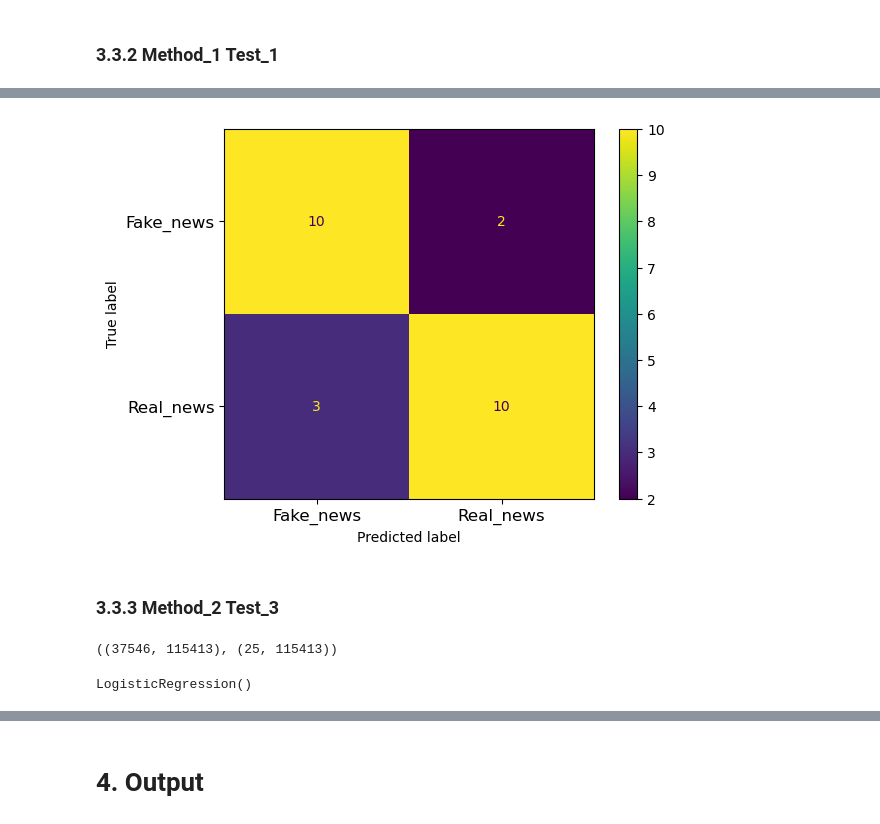
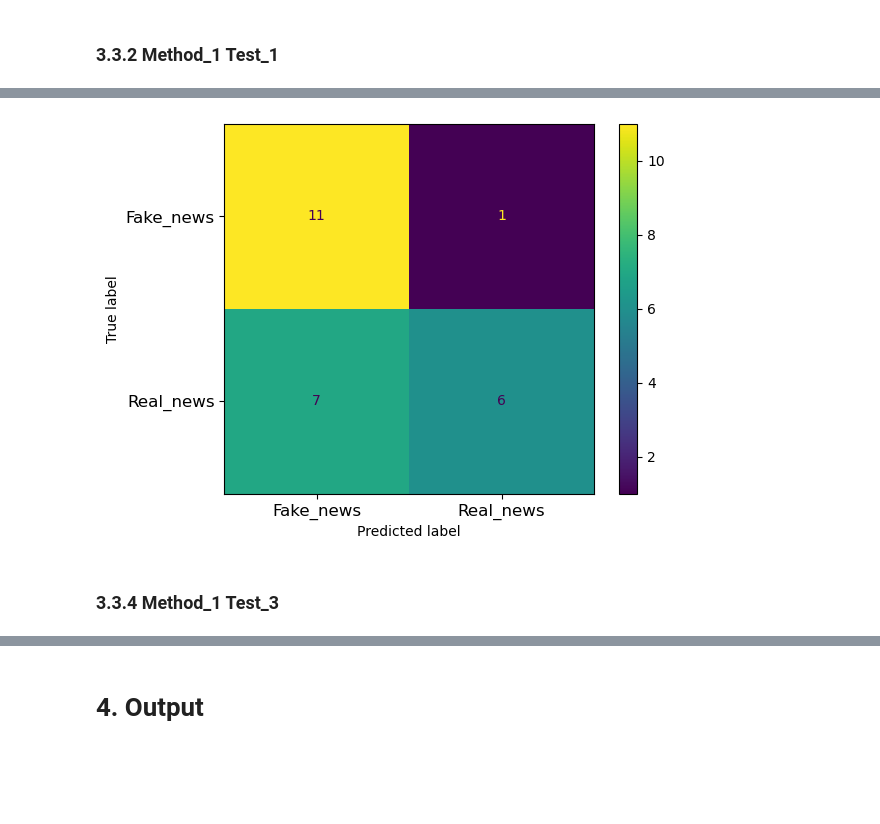
Before and after one commit to tsar1987/Capstone_Project_Three, a Jupyter notebook: Capstone_Three_Step_3_Data_Preprocessing_and_Modeling.ipynb, the cells around one changed output, grey strips where cells are left out. Cells and saved outputs as stored; diff of their text form; code cells hidden in the pictures; blank space fills up the shorter version.

```diff
--- a/Capstone_Three_Step_3_Data_Preprocessing_and_Modeling.ipynb
+++ b/Capstone_Three_Step_3_Data_Preprocessing_and_Modeling.ipynb
@@ -1210,10 +1203,7 @@ test['day'] = test['date'].dt.day
 ### 3.3.2 Method_1 Test_1
 # %%
 # assign X and y
-X_train = news[['char_count_text', 'word_count_text', 'avg_word_length_text', 'char_count_title',
-       'word_count_title', 'avg_word_length_title', 'year', 'day']]
-y_train = news.label
-
 X_test = test[['char_count_text', 'word_count_text', 'avg_word_length_text', 'char_count_title',
-       'word_count_title', 'avg_word_length_title', 'year', 'day']]
+       'word_count_title', 'avg_word_length_title', 'year', 'month', 'day', 'day_of_week', 'days_to_election']]
+X_test = pd.get_dummies(X_test)
 y_test = test.label
@@ -1226,0 +1210,10 @@ LogisticRegression(max_iter=1000)
+# %%
+for i in ['month_Jan', 'month_Apr', 'month_May', 'month_Jun', 'month_Jul', 'month_Aug', 'month_Sept',\
+'month_Oct', 'month_Nov', 'month_Dec', 'day_of_week_Saturday', 'day_of_week_Sunday', 'day_of_week_Tuesday']:
+    X_test[i] = False
+X_test = X_test[['char_count_text', 'word_count_text', 'avg_word_length_text', 'char_count_title', 'word_count_title',\
+                 'avg_word_length_title', 'year', 'day', 'days_to_election', 'month_Apr', 'month_Aug', 'month_Dec', 'month_Feb',\
+                 'month_Jan', 'month_Jul', 'month_Jun', 'month_Mar', 'month_May', 'month_Nov', 'month_Oct', 'month_Sept',\
+                 'day_of_week_Friday', 'day_of_week_Monday', 'day_of_week_Saturday', 'day_of_week_Sunday', 'day_of_week_Thursday',\
+                 'day_of_week_Tuesday', 'day_of_week_Wednesday']]
+X_test.head()
@@ -1257,9 +1260,0 @@ plt.show()
-# %%
-# assign X and y
-X_train = news[['char_count_text', 'word_count_text', 'avg_word_length_text', 'char_count_title',
-       'word_count_title', 'avg_word_length_title', 'year', 'day']]
-y_train = news.label
-
-X_test = test[['char_count_text', 'word_count_text', 'avg_word_length_text', 'char_count_title',
-       'word_count_title', 'avg_word_length_title', 'year', 'day']]
-y_test = test.label
@@ -1273,5 +1261,5 @@ RandomForestClassifier(random_state=42)
 # %%
-y_test_pred = rf_classifier.predict(X_test)
+y_test_pred = rf_classifier_1.predict(X_test)
 test_accuracy = metrics.accuracy_score(y_test, y_test_pred)
 test_recall = metrics.recall_score(y_test, y_test_pred, pos_label='real_news')
 test_precision = metrics.precision_score(y_test, y_test_pred, pos_label='real_news')
@@ -1286,15 +1274,15 @@ The test set recall score is 0.769
 # %%
-cm = metrics.confusion_matrix(y_test, y_test_pred, labels = rf_classifier.classes_)
+cm = metrics.confusion_matrix(y_test, y_test_pred, labels = rf_classifier_1.classes_)
 fig, ax = plt.subplots()
 display_cm = metrics.ConfusionMatrixDisplay(confusion_matrix = cm,
                                     display_labels = ['Fake_news', 'Real_news'])
 
 ax.set_xticks([0, 1])
 ax.set_yticks([0, 1])
 ax.set_xticklabels(labels = ['Fake_news', 'Real_news'], fontsize = 12)
 ax.set_yticklabels(labels = ['Fake_news', 'Real_news'], fontsize = 12)
 
 display_cm.plot(ax = ax)
 plt.show()
 # %% [output]
-[figure, old version]
+[figure, new version]
@@ -1301,2 +1293,2 @@ plt.show()
 # %% [markdown]
-### 3.3.3 Method_2 Test_3
+### 3.3.4 Method_1 Test_3
@@ -1319,12 +1295 @@ count_X_test = count_vectorizer.transform(X_test)
-# %%
-count_X_train.shape, count_X_test.shape
-# %% [output]
-((37546, 115413), (25, 115413))
-# %%
-# initiate the model
-lr_classifier = LogisticRegression()
-# fit the model
-lr_classifier.fit(count_X_train, y_train)
-# %% [output]
-LogisticRegression()
 # %%
```
Also changed, not shown: parts of 225 cells of this notebook.
